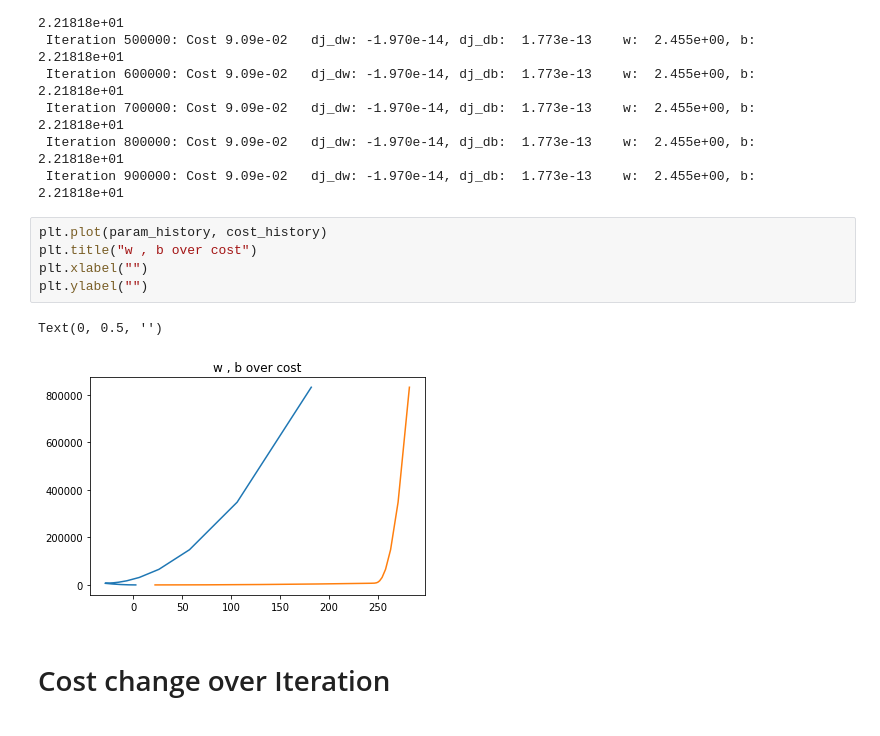
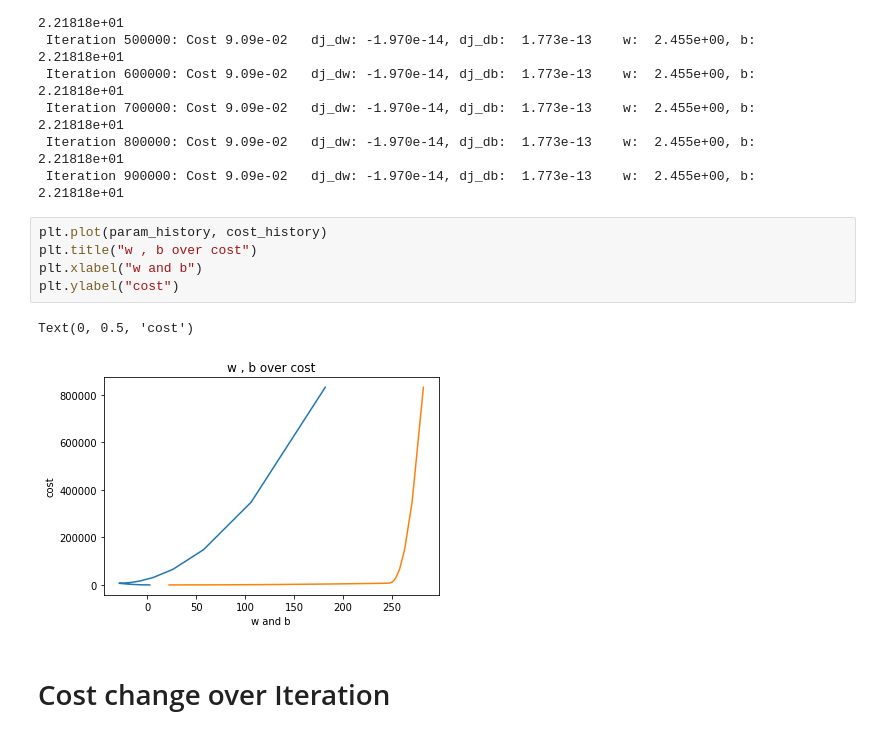
Before and after one commit to Asanka98/Regression, a Jupyter notebook: Simple Linear Regreesion/Simple Linear Regression V1.ipynb, the cells around one changed output. Drawn from its saved outputs; the diff is of its cells as text.

```diff
--- a/Simple Linear Regreesion/Simple Linear Regression V1.ipynb
+++ b/Simple Linear Regreesion/Simple Linear Regression V1.ipynb
@@ -139,11 +139,11 @@ w_, b_, cost_history, param_history  = gradient_descent(X, Y,  w_initial, w_init
 # %%
 plt.plot(param_history, cost_history)
 plt.title("w , b over cost")
-plt.xlabel("")
-plt.ylabel("")
+plt.xlabel("w and b")
+plt.ylabel("cost")
 # %% [output]
-Text(0, 0.5, '')
+Text(0, 0.5, 'cost')
-[figure, old version]
+[figure, new version]
 # %% [markdown]
 # Cost change over Iteration
 # %%
```
Also changed, not shown: parts of 1 cell of this notebook.
